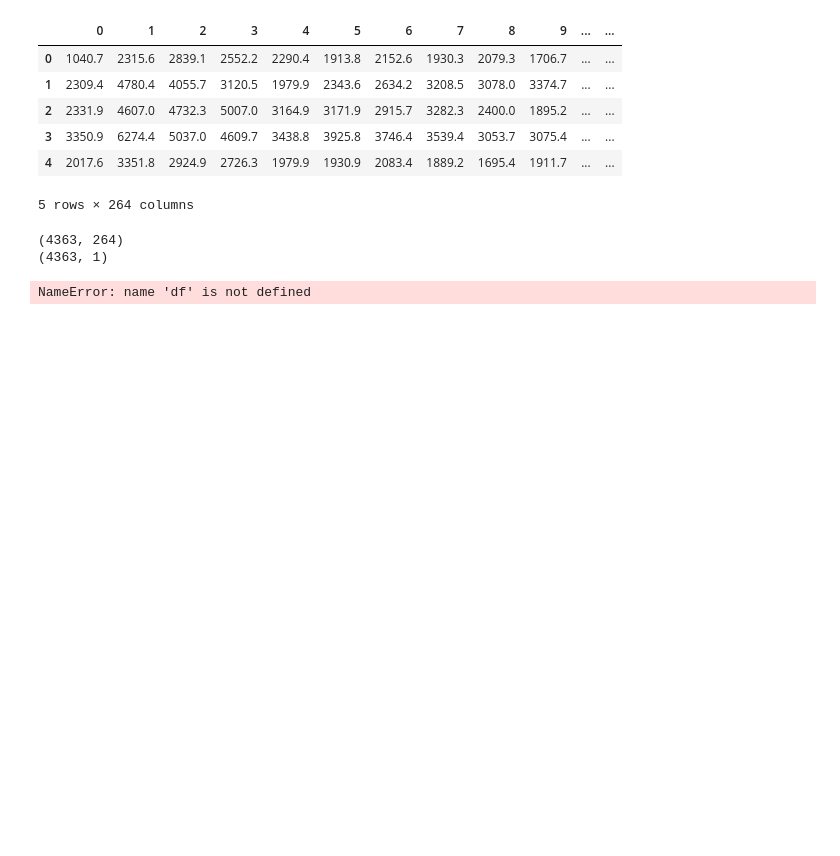
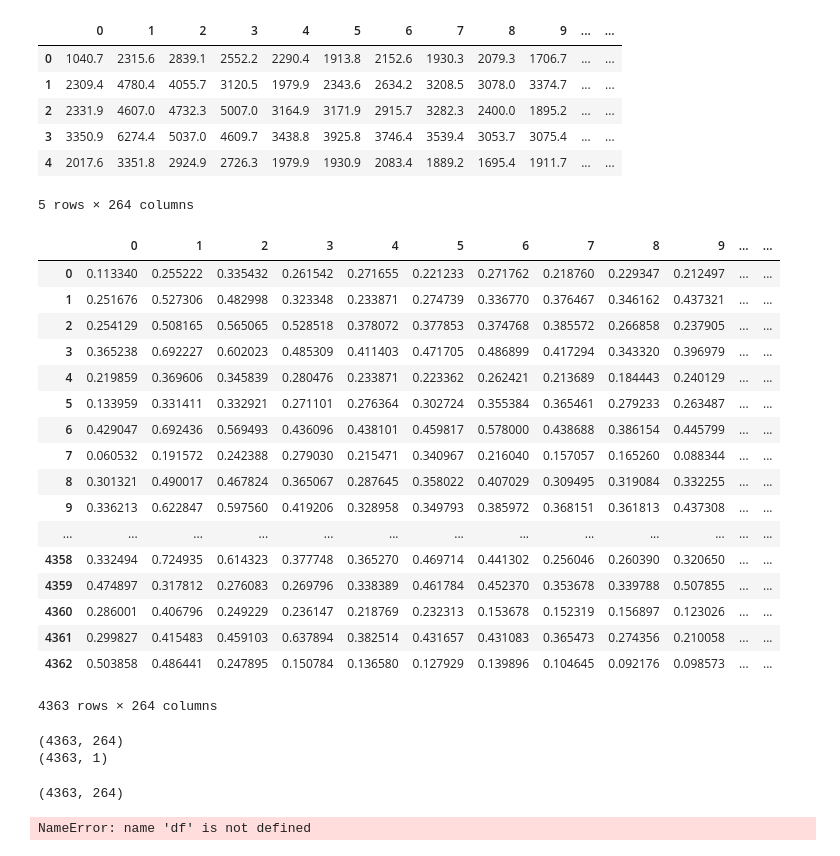
Before and after one commit to GuptaSiddhant/Songs-Classification, a Jupyter notebook: Machine Learning Project/using accuracy metric/ML Project.ipynb, the cells around one changed output. Drawn from its saved outputs; the diff is of its cells as text; code cells hidden in the pictures; blank space fills up the shorter version.

```diff
--- a/Machine Learning Project/using accuracy metric/ML Project.ipynb
+++ b/Machine Learning Project/using accuracy metric/ML Project.ipynb
@@ -15,3 +16,27 @@ dfx.head()
 | 3 | 3350.9 | 6274.4 | 5037.0 | 4609.7 | 3438.8 | 3925.8 | 3746.4 | 3539.4 | 3053.7 | 3075.4 | ... | ... |
 | 4 | 2017.6 | 3351.8 | 2924.9 | 2726.3 | 1979.9 | 1930.9 | 2083.4 | 1889.2 | 1695.4 | 1911.7 | ... | ... |
 5 rows × 264 columns
+# %%
+min_max_scaler = preprocessing.MinMaxScaler()
+np_scaled = min_max_scaler.fit_transform(dfx)
+df_normalized = pd.DataFrame(np_scaled)
+df_normalized
+# %% [output]
+|  | 0 | 1 | 2 | 3 | 4 | 5 | 6 | 7 | 8 | 9 | ... | ... |
+| 0 | 0.113340 | 0.255222 | 0.335432 | 0.261542 | 0.271655 | 0.221233 | 0.271762 | 0.218760 | 0.229347 | 0.212497 | ... | ... |
+| 1 | 0.251676 | 0.527306 | 0.482998 | 0.323348 | 0.233871 | 0.274739 | 0.336770 | 0.376467 | 0.346162 | 0.437321 | ... | ... |
+| 2 | 0.254129 | 0.508165 | 0.565065 | 0.528518 | 0.378072 | 0.377853 | 0.374768 | 0.385572 | 0.266858 | 0.237905 | ... | ... |
+| 3 | 0.365238 | 0.692227 | 0.602023 | 0.485309 | 0.411403 | 0.471705 | 0.486899 | 0.417294 | 0.343320 | 0.396979 | ... | ... |
+| 4 | 0.219859 | 0.369606 | 0.345839 | 0.280476 | 0.233871 | 0.223362 | 0.262421 | 0.213689 | 0.184443 | 0.240129 | ... | ... |
+| 5 | 0.133959 | 0.331411 | 0.332921 | 0.271101 | 0.276364 | 0.302724 | 0.355384 | 0.365461 | 0.279233 | 0.263487 | ... | ... |
+| 6 | 0.429047 | 0.692436 | 0.569493 | 0.436096 | 0.438101 | 0.459817 | 0.578000 | 0.438688 | 0.386154 | 0.445799 | ... | ... |
+| 7 | 0.060532 | 0.191572 | 0.242388 | 0.279030 | 0.215471 | 0.340967 | 0.216040 | 0.157057 | 0.165260 | 0.088344 | ... | ... |
+| 8 | 0.301321 | 0.490017 | 0.467824 | 0.365067 | 0.287645 | 0.358022 | 0.407029 | 0.309495 | 0.319084 | 0.332255 | ... | ... |
+| 9 | 0.336213 | 0.622847 | 0.597560 | 0.419206 | 0.328958 | 0.349793 | 0.385972 | 0.368151 | 0.361813 | 0.437308 | ... | ... |
+| ... | ... | ... | ... | ... | ... | ... | ... | ... | ... | ... | ... | ... |
+| 4358 | 0.332494 | 0.724935 | 0.614323 | 0.377748 | 0.365270 | 0.469714 | 0.441302 | 0.256046 | 0.260390 | 0.320650 | ... | ... |
+| 4359 | 0.474897 | 0.317812 | 0.276083 | 0.269796 | 0.338389 | 0.461784 | 0.452370 | 0.353678 | 0.339788 | 0.507855 | ... | ... |
+| 4360 | 0.286001 | 0.406796 | 0.249229 | 0.236147 | 0.218769 | 0.232313 | 0.153678 | 0.152319 | 0.156897 | 0.123026 | ... | ... |
+| 4361 | 0.299827 | 0.415483 | 0.459103 | 0.637894 | 0.382514 | 0.431657 | 0.431083 | 0.365473 | 0.274356 | 0.210058 | ... | ... |
+| 4362 | 0.503858 | 0.486441 | 0.247895 | 0.150784 | 0.136580 | 0.127929 | 0.139896 | 0.104645 | 0.092176 | 0.098573 | ... | ... |
+4363 rows × 264 columns
@@ -25,6 +52,10 @@ print(dfy.shape)
 L=[]
 for m in dfy.as_matrix().tolist():
     L += m
+# %%
+dfx.shape
+# %% [output]
+(4363, 264)
 # %%
 corr = df.corr()
 # %% [output]
```
Also changed, not shown: parts of 11 cells of this notebook, 19 other files.
